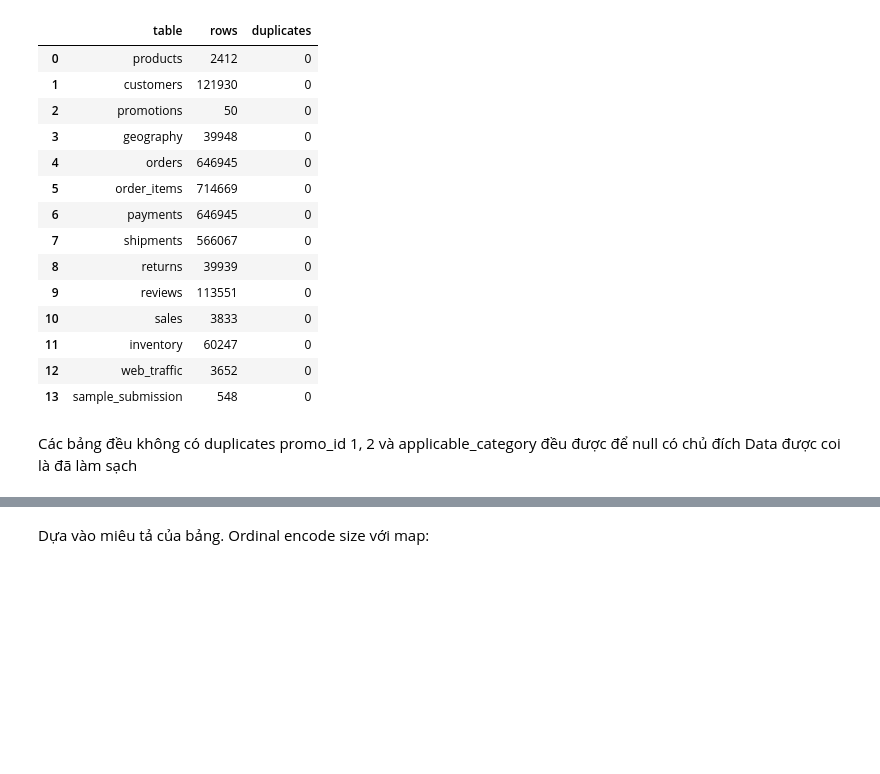
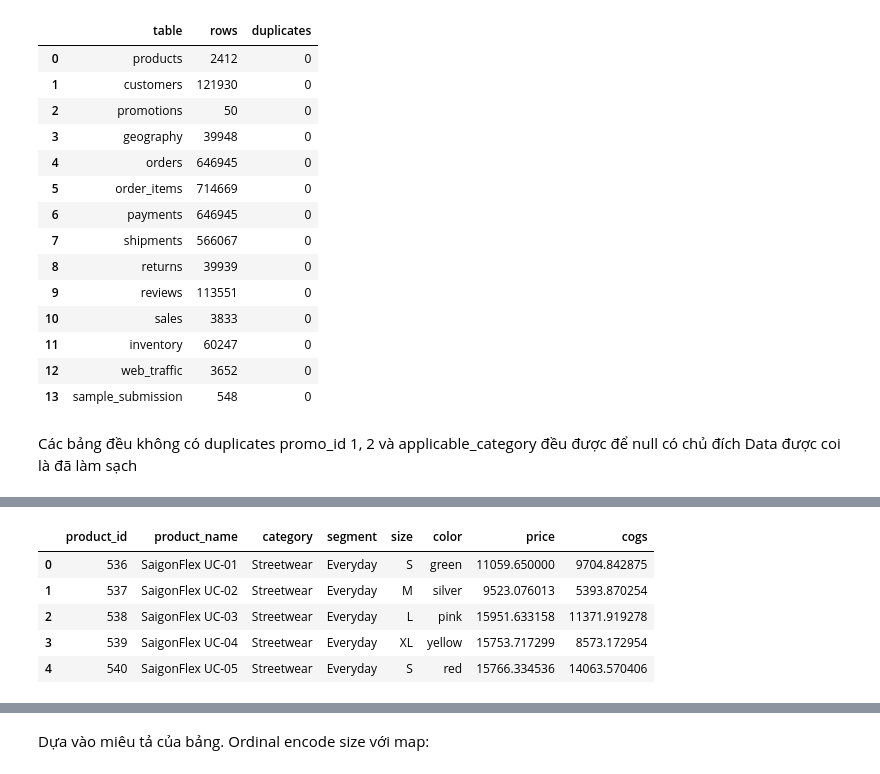
Before and after one commit to xandertrinhnam31-afk/Lanh-It-s-Du-Lieu, a Jupyter notebook: notebooks/01_data_loading_and_mcq.ipynb, the cells around one changed output, grey strips where cells are left out. Saved outputs shown, nothing was run; the diff lists cells and outputs as text; code cells hidden in the pictures; blank space fills up the shorter version.

```diff
--- a/notebooks/01_data_loading_and_mcq.ipynb
+++ b/notebooks/01_data_loading_and_mcq.ipynb
@@ -89,0 +94,13 @@ Data được coi là đã làm sạch
+# %%
+#Dim_product
+cols_product = ['product_id', 'product_name', 'category', 'segment', 'size', 'color', 'price', 'cogs']
+dim_product = products[cols_product].copy()
+display(dim_product.head())
+data.append(dim_product)
+# %% [output]
+|  | product_id | product_name | category | segment | size | color | price | cogs |
+| 0 | 536 | SaigonFlex UC-01 | Streetwear | Everyday | S | green | 11059.650000 | 9704.842875 |
+| 1 | 537 | SaigonFlex UC-02 | Streetwear | Everyday | M | silver | 9523.076013 | 5393.870254 |
+| 2 | 538 | SaigonFlex UC-03 | Streetwear | Everyday | L | pink | 15951.633158 | 11371.919278 |
+| 3 | 539 | SaigonFlex UC-04 | Streetwear | Everyday | XL | yellow | 15753.717299 | 8573.172954 |
+| 4 | 540 | SaigonFlex UC-05 | Streetwear | Everyday | S | red | 15766.334536 | 14063.570406 |
```
Also changed, not shown: parts of 26 cells of this notebook, 6 other files.
